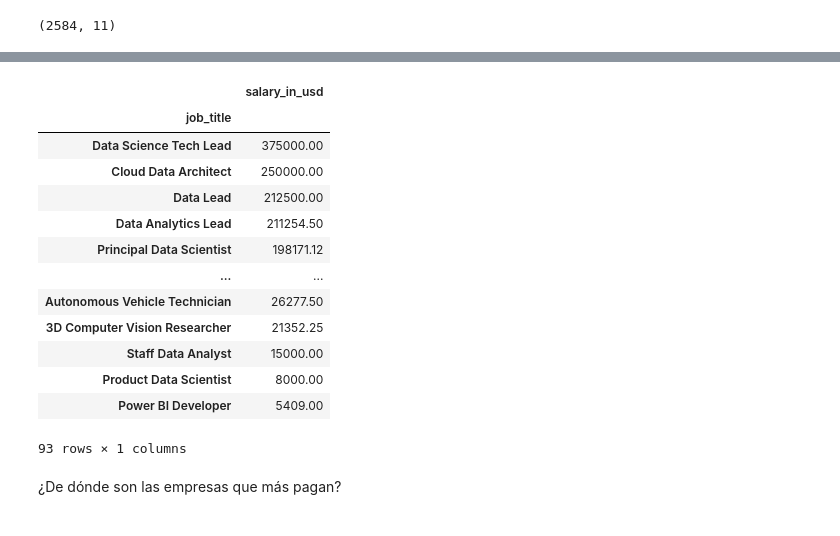
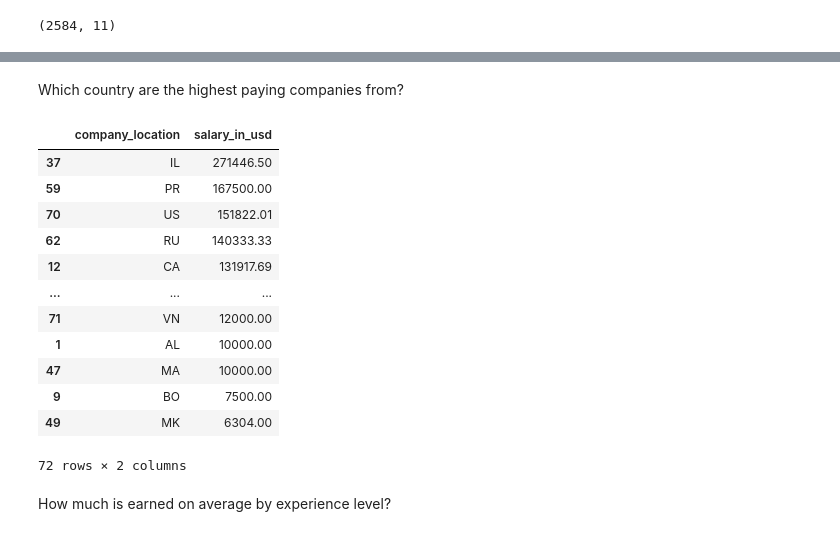
Before and after one commit to Germandcont/Data-Science---Salary-, a Jupyter notebook: Cuaderno/ds.ipynb, the cells around one changed output, grey strips where cells are left out. Cells and saved outputs as stored; diff of their text form; code cells hidden in the pictures.

```diff
--- a/Cuaderno/ds.ipynb
+++ b/Cuaderno/ds.ipynb
@@ -141,20 +155,21 @@ df.groupby("company_location").agg({"company_location" : "count"}).rename(column
+# %% [markdown]
+Which country are the highest paying companies from?
 # %%
-df.groupby("job_title").agg({"salary_in_usd":"mean"}).round(2).sort_values(by=["salary_in_usd"],ascending=False)
+df.groupby("company_location").agg({"salary_in_usd":"mean"}).round(2).reset_index().sort_values(by=["salary_in_usd"],ascending=False)
 # %% [output]
-|  | salary_in_usd |
-| job_title |  |
-| Data Science Tech Lead | 375000.00 |
-| Cloud Data Architect | 250000.00 |
-| Data Lead | 212500.00 |
-| Data Analytics Lead | 211254.50 |
-| Principal Data Scientist | 198171.12 |
-| ... | ... |
-| Autonomous Vehicle Technician | 26277.50 |
-| 3D Computer Vision Researcher | 21352.25 |
-| Staff Data Analyst | 15000.00 |
-| Product Data Scientist | 8000.00 |
-| Power BI Developer | 5409.00 |
+|  | company_location | salary_in_usd |
+| 37 | IL | 271446.50 |
+| 59 | PR | 167500.00 |
+| 70 | US | 151822.01 |
+| 62 | RU | 140333.33 |
+| 12 | CA | 131917.69 |
+| ... | ... | ... |
+| 71 | VN | 12000.00 |
+| 1 | AL | 10000.00 |
+| 47 | MA | 10000.00 |
+| 9 | BO | 7500.00 |
+| 49 | MK | 6304.00 |
-93 rows × 1 columns
+72 rows × 2 columns
-# %% [markdown]
-¿De dónde son las empresas que más pagan?
+# %% [markdown]
+How much is earned on average by experience level?
 # %%
```
Also changed, not shown: parts of 26 cells of this notebook.
